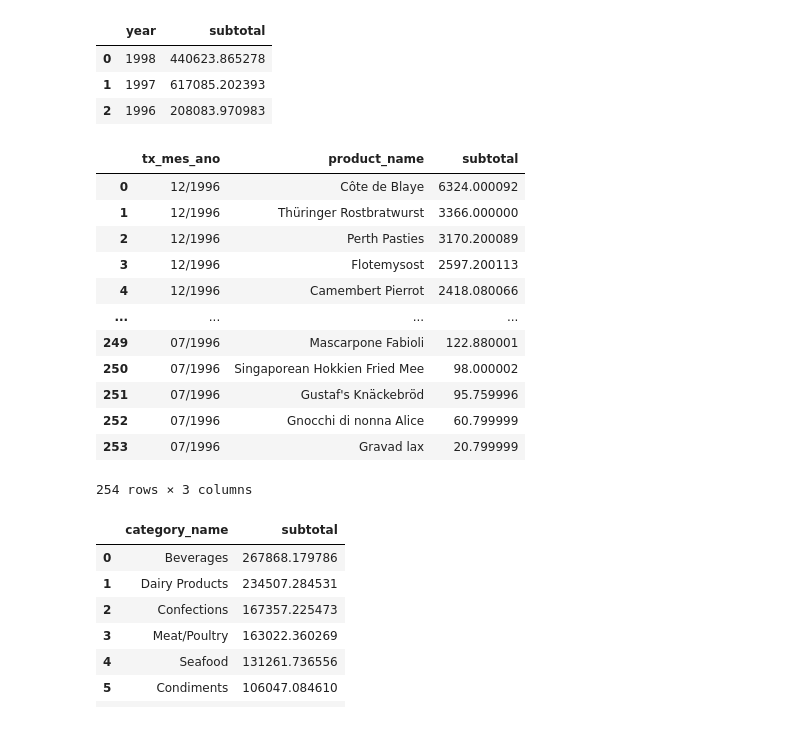
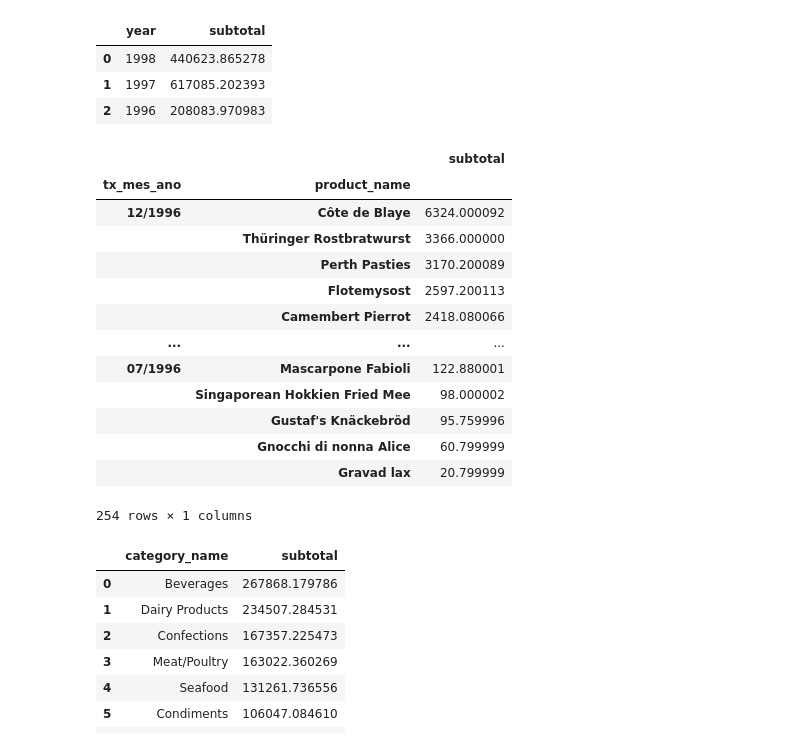
Before and after one commit to wfsilva-uea/northwind, a Jupyter notebook: northwind.ipynb, the cells around one changed output. Drawn from its saved outputs; the diff is of its cells as text; code cells hidden in the pictures.

```diff
--- a/northwind.ipynb
+++ b/northwind.ipynb
@@ -235,33 +228,36 @@ df
 # %%
 # 7. Produtos vendidos em 1995 - NAO HA PRODUTOS VENDIDOS NO ANO DE 1995
 query = """
   select
     to_char(o.order_date, 'MM/YYYY') as tx_mes_ano,
     p.product_name,
     sum((od.unit_price * od.quantity * (1 - od.discount) / 100) * 100) as subtotal
   from products p
   inner join order_details od on p.product_id = od.product_id
   inner join orders o on od.order_id = o.order_id
   where o.order_date between '1996-01-01' and '1996-12-31'
   group by tx_mes_ano, p.product_name
   order by tx_mes_ano desc, subtotal desc
 """
 df = pd.read_sql_query(query, con=engine)
+df = df.groupby(by=['tx_mes_ano', 'product_name']).sum()
+df = df.sort_values(by=['tx_mes_ano', 'subtotal'], ascending=False)
 df
 # %% [output]
-|  | tx_mes_ano | product_name | subtotal |
-| 0 | 12/1996 | Côte de Blaye | 6324.000092 |
-| 1 | 12/1996 | Thüringer Rostbratwurst | 3366.000000 |
-| 2 | 12/1996 | Perth Pasties | 3170.200089 |
-| 3 | 12/1996 | Flotemysost | 2597.200113 |
-| 4 | 12/1996 | Camembert Pierrot | 2418.080066 |
-| ... | ... | ... | ... |
-| 249 | 07/1996 | Mascarpone Fabioli | 122.880001 |
-| 250 | 07/1996 | Singaporean Hokkien Fried Mee | 98.000002 |
-| 251 | 07/1996 | Gustaf's Knäckebröd | 95.759996 |
-| 252 | 07/1996 | Gnocchi di nonna Alice | 60.799999 |
-| 253 | 07/1996 | Gravad lax | 20.799999 |
+|  |  | subtotal |
+| tx_mes_ano | product_name |  |
+| 12/1996 | Côte de Blaye | 6324.000092 |
+|  | Thüringer Rostbratwurst | 3366.000000 |
+|  | Perth Pasties | 3170.200089 |
+|  | Flotemysost | 2597.200113 |
+|  | Camembert Pierrot | 2418.080066 |
+| ... | ... | ... |
+| 07/1996 | Mascarpone Fabioli | 122.880001 |
+|  | Singaporean Hokkien Fried Mee | 98.000002 |
+|  | Gustaf's Knäckebröd | 95.759996 |
+|  | Gnocchi di nonna Alice | 60.799999 |
+|  | Gravad lax | 20.799999 |
-254 rows × 3 columns
+254 rows × 1 columns
 # %%
 # 8. Vendas por categoria
 query = """
```
Also changed, not shown: parts of 1 cell of this notebook.
